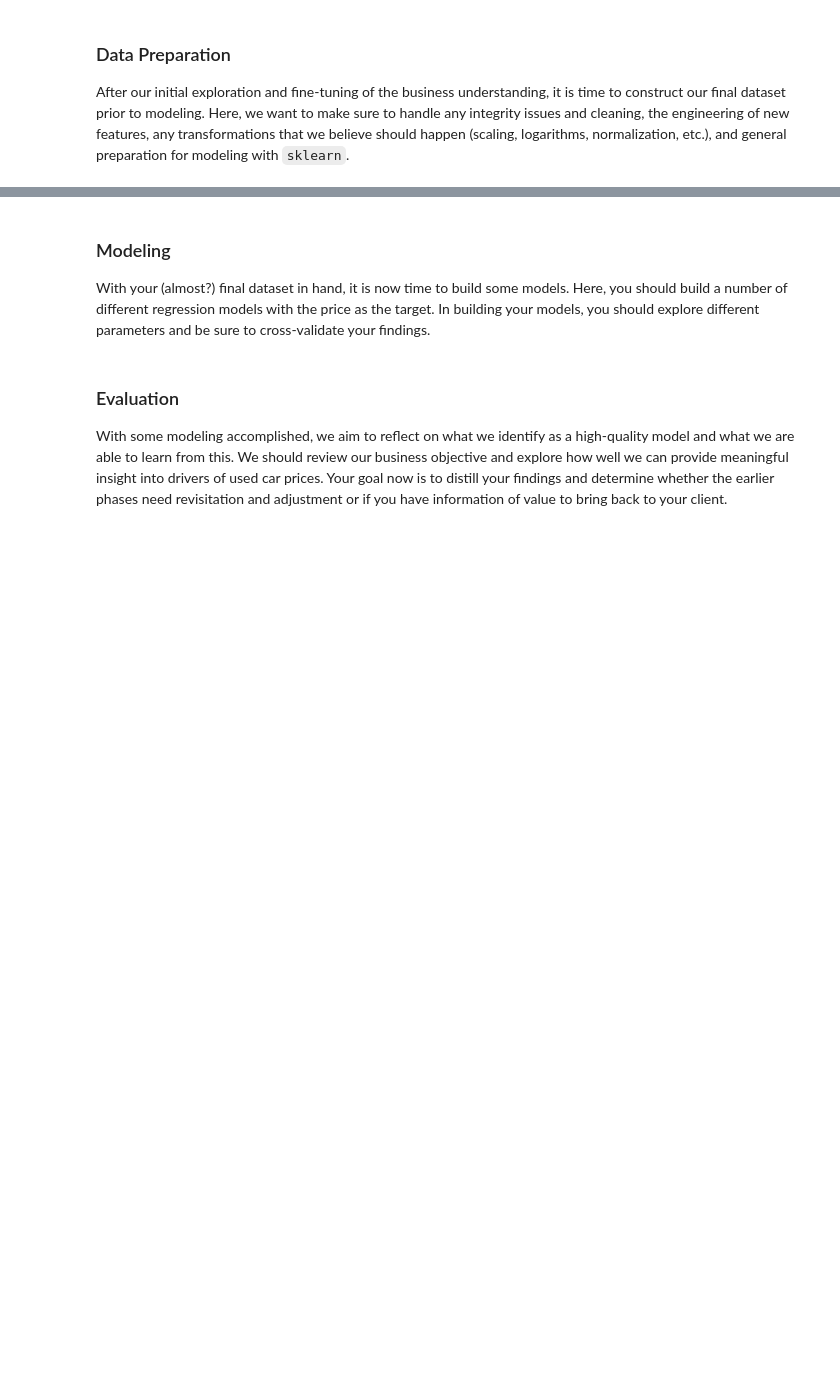
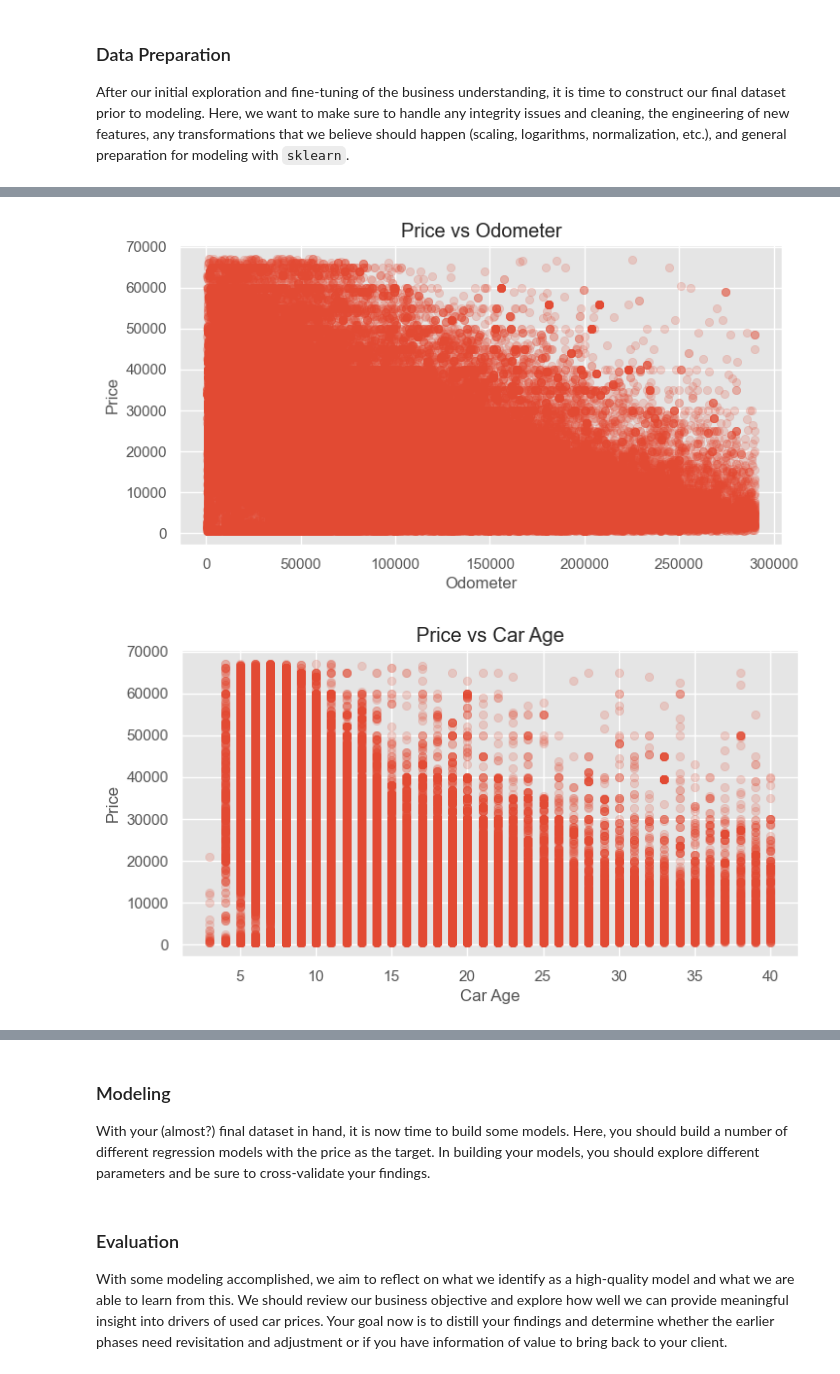
Before and after one commit to uvardan/Practical-Assignment-2, a Jupyter notebook: notebook.ipynb, the cells around one changed output, grey strips where cells are left out. Saved outputs shown, nothing was run; the diff lists cells and outputs as text; code cells hidden in the pictures; blank space fills up the shorter version.

```diff
--- a/notebook.ipynb
+++ b/notebook.ipynb
@@ -271,0 +252,50 @@ plt.show()
+# %%
+# Create a figure with dimensions 8x4 inches for the first scatter plot
+plt.figure(figsize=(8,4))
+# Generate a scatter plot showing the relationship between odometer readings and price
+# alpha=0.2 makes points semi-transparent to better visualize density where points overlap
+plt.scatter(df["odometer"], df["price"], alpha=0.2)
+# Add a title to the scatter plot
+plt.title("Price vs Odometer")
+# Label the x-axis
+plt.xlabel("Odometer")
+# Label the y-axis
+plt.ylabel("Price")
+# Display the plot and clear the figure
+plt.show()
+
+# Create a new figure with dimensions 8x4 inches for the second scatter plot
+plt.figure(figsize=(8,4))
+# Generate a scatter plot showing the relationship between car age and price
+# alpha=0.2 makes points semi-transparent to better visualize density where points overlap
+plt.scatter(df["car_age"], df["price"], alpha=0.2)
+# Add a title to the scatter plot
+plt.title("Price vs Car Age")
+# Label the x-axis
+plt.xlabel("Car Age")
+# Label the y-axis
+plt.ylabel("Price")
+# Display the plot and clear the figure
+plt.show()
+
+# Calculate the average price for each manufacturer and sort in descending order
+# Then select the top 15 manufacturers with highest average prices
+top_mfg = df.groupby("manufacturer")["price"].mean().sort_values(ascending=False).head(15)
+
+# Create a new figure with dimensions 10x5 inches for the bar chart
+plt.figure(figsize=(10,5))
+# Generate a bar chart of the top 15 manufacturers by average price
+top_mfg.plot(kind="bar")
+# Add a title to the bar chart
+plt.title("Top 15 Manufacturers by Average Price")
+# Label the y-axis
+plt.ylabel("Average Price")
+# Label the x-axis
+plt.xlabel("Manufacturer")
+# Rotate x-axis labels by 45 degrees to prevent overlap and improve readability
+plt.xticks(rotation=45)
+# Display the plot and clear the figure
+plt.show()
+# %% [output]
+[figure, added]
+[figure, added]
```
Also changed, not shown: parts of 13 cells of this notebook.
